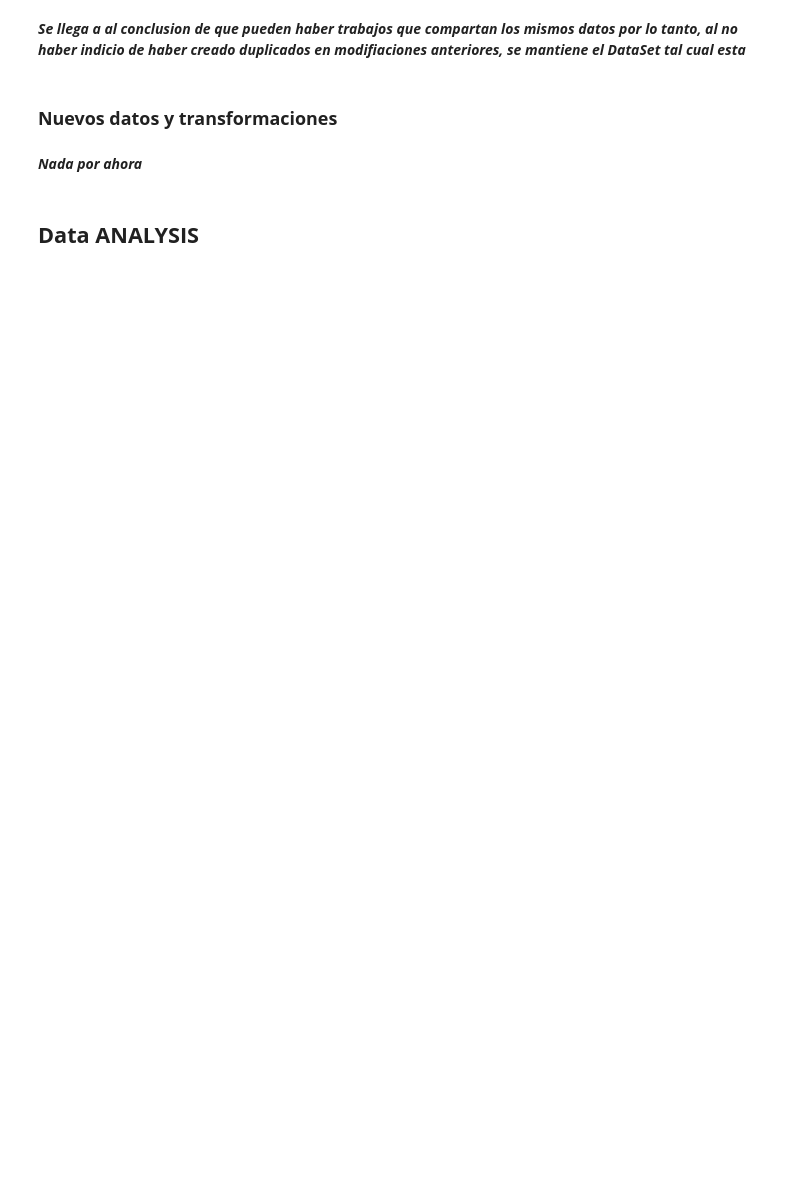
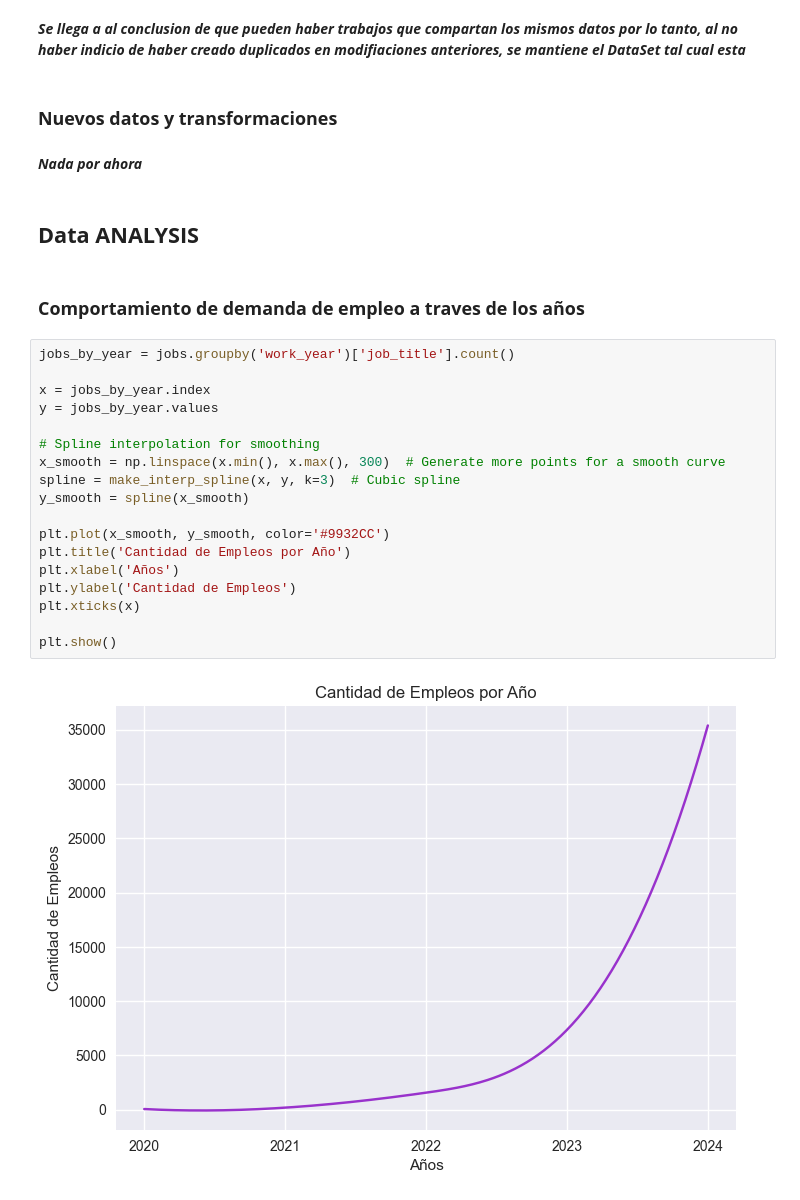
Before and after one commit to danielg9611/EDA_DataScience_2020-2025, a Jupyter notebook: memoria.ipynb, the cells around one changed output. Saved outputs shown, nothing was run; the diff lists cells and outputs as text; blank space fills up the shorter version.

```diff
--- a/memoria.ipynb
+++ b/memoria.ipynb
@@ -165,3 +205,25 @@ jobs[(jobs.duplicated(keep=False)) == True]
 ***Nada por ahora***
 # %% [markdown]
 ## **Data ANALYSIS**
+# %% [markdown]
+### **Comportamiento de demanda de empleo a traves de los años**
+# %%
+jobs_by_year = jobs.groupby('work_year')['job_title'].count()
+
+x = jobs_by_year.index
+y = jobs_by_year.values
+
+# Spline interpolation for smoothing
+x_smooth = np.linspace(x.min(), x.max(), 300)  # Generate more points for a smooth curve
+spline = make_interp_spline(x, y, k=3)  # Cubic spline
+y_smooth = spline(x_smooth)
+
+plt.plot(x_smooth, y_smooth, color='#9932CC')
+plt.title('Cantidad de Empleos por Año')
+plt.xlabel('Años')
+plt.ylabel('Cantidad de Empleos')
+plt.xticks(x)
+
+plt.show()
+# %% [output]
+[figure, added]
```
Also changed, not shown: parts of 22 cells of this notebook, 6 other files.
